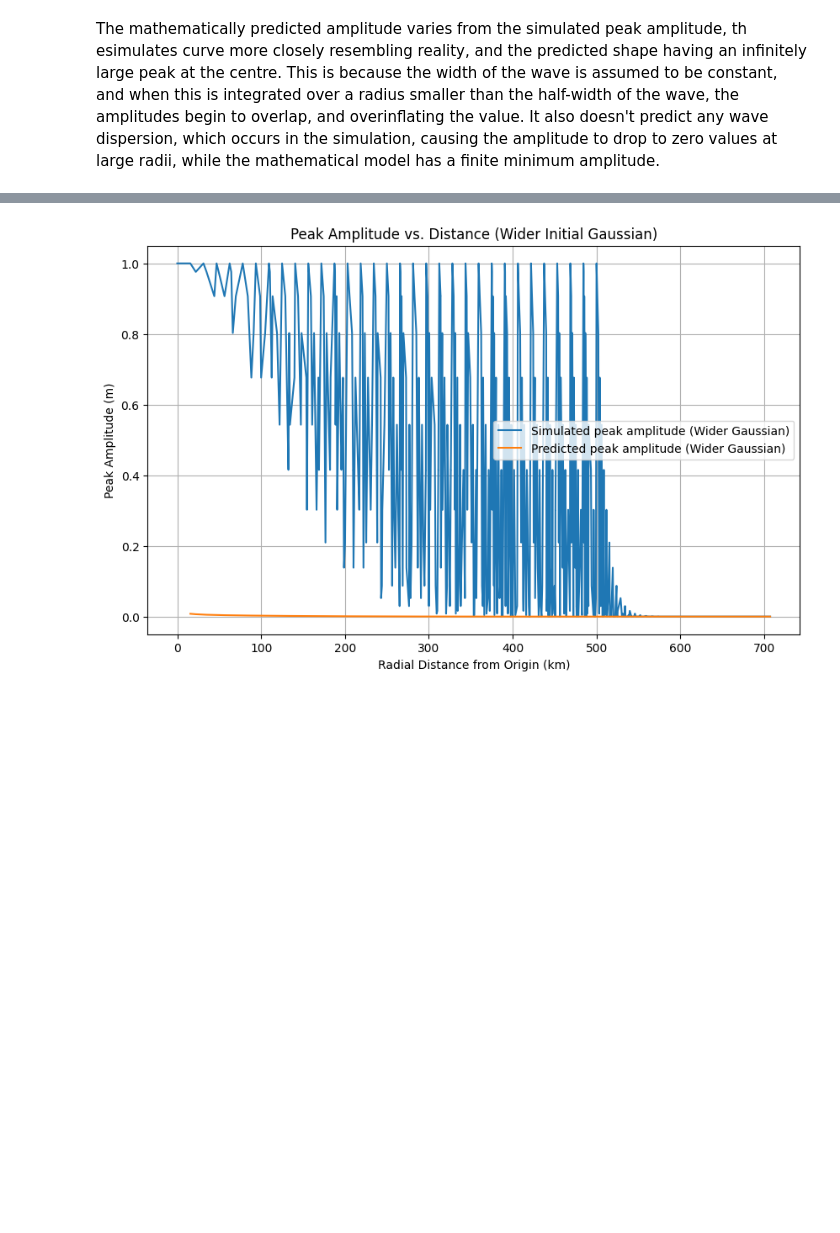
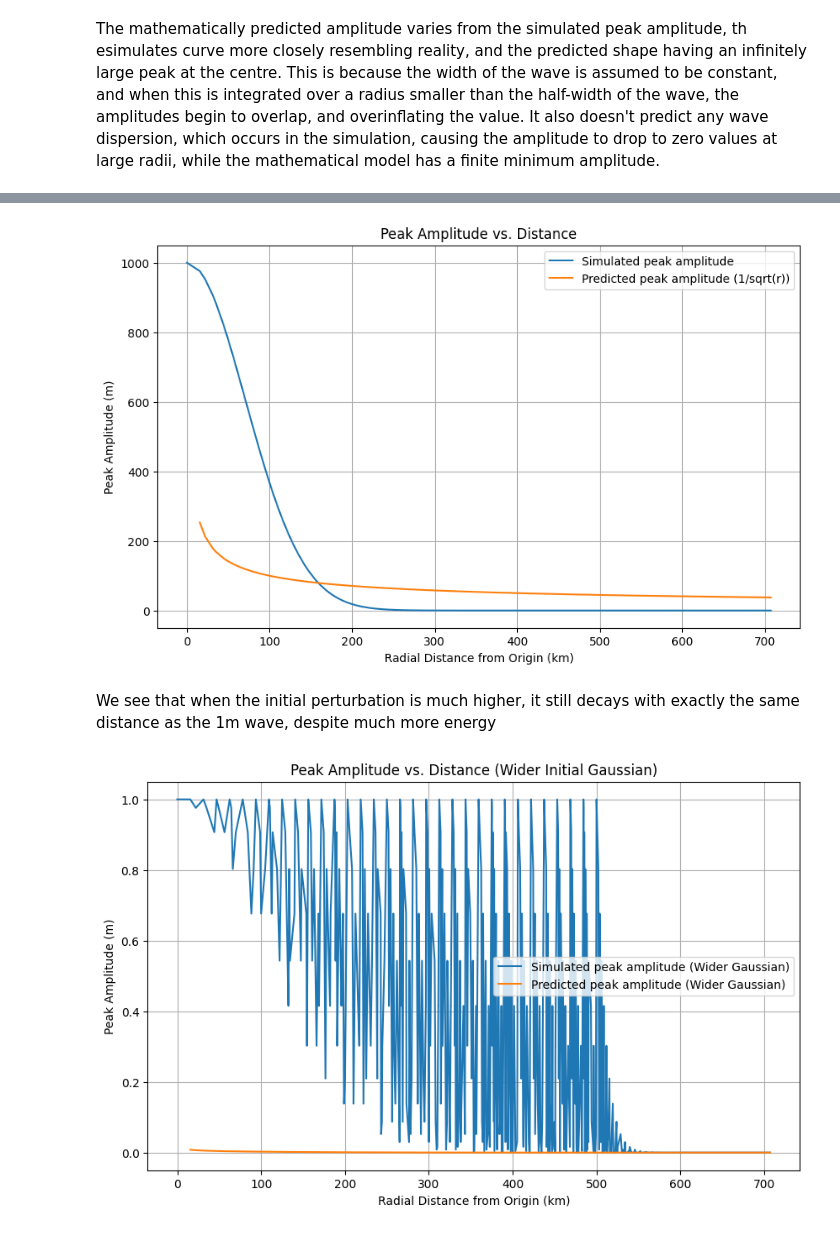
Before and after one commit to PolinaSevastyanova1/QCES, a Jupyter notebook: Project3_tsunami.ipynb, the cells around one changed output, grey strips where cells are left out. Drawn from its saved outputs; the diff is of its cells as text; code cells hidden in the pictures; blank space fills up the shorter version.

```diff
--- a/Project3_tsunami.ipynb
+++ b/Project3_tsunami.ipynb
@@ -567,7 +567,7 @@ h = dist.Field(name='h', bases=(xbasis, ybasis))
 h.change_scales(1) # Set values on regular grid
 u.change_scales(1)
 v.change_scales(1)
-h['g'] = np.exp(-(x**2+y**2)/width**2)  # Initialize the dependent variable c with a Gaussian function (note ** is the exponentiation operator)
+h['g'] = 1000*np.exp(-(x**2+y**2)/width**2)  # Initialize the dependent variable c with a Gaussian function (note ** is the exponentiation operator)
 u['g'] = 0
 v['g'] = 0
 
@@ -612,3 +626,33 @@ h_save=np.array(h_save) # convert h_save to an np.array type to allow data slici
+# %%
+import numpy as np
+import matplotlib.pyplot as plt
+
+radius = np.sqrt(x**2 + y**2)/kilometer #x and y in metres
+unique_radii = np.unique(radius)
+peak_amplitudes = []
+for i in range(len(h_save)):
+    max_height_at_radius = []
+    for r in unique_radii:
+        indices = np.where(np.isclose(radius, r))
+        max_height_at_radius.append(np.max(h_save[i][indices]))
+    peak_amplitudes.append(max_height_at_radius)
+
+peak_amplitudes = np.array(peak_amplitudes)
+predicted_amplitude = 1 / np.sqrt(unique_radii)
+
+plt.figure(figsize=(10, 6))
+plt.plot(unique_radii, peak_amplitudes[0], label='Simulated peak amplitude')
+plt.plot(unique_radii, predicted_amplitude*1000, label='Predicted peak amplitude (1/sqrt(r))')
+plt.xlabel('Radial Distance from Origin (km)')
+plt.ylabel('Peak Amplitude (m)')
+plt.title('Peak Amplitude vs. Distance')
+plt.legend()
+plt.grid(True)
+plt.show()
+# %% [output]
+[figure, added]
+# %% [markdown]
+We see that when the initial perturbation is much higher, it still decays with exactly the same distance as the 1m wave, despite much more energy
 # %%
 radius = np.sqrt(x**2 + y**2)/kilometer #x and y in metres
 unique_radii = np.unique(radius)
```
Also changed, not shown: parts of 2 cells of this notebook.
